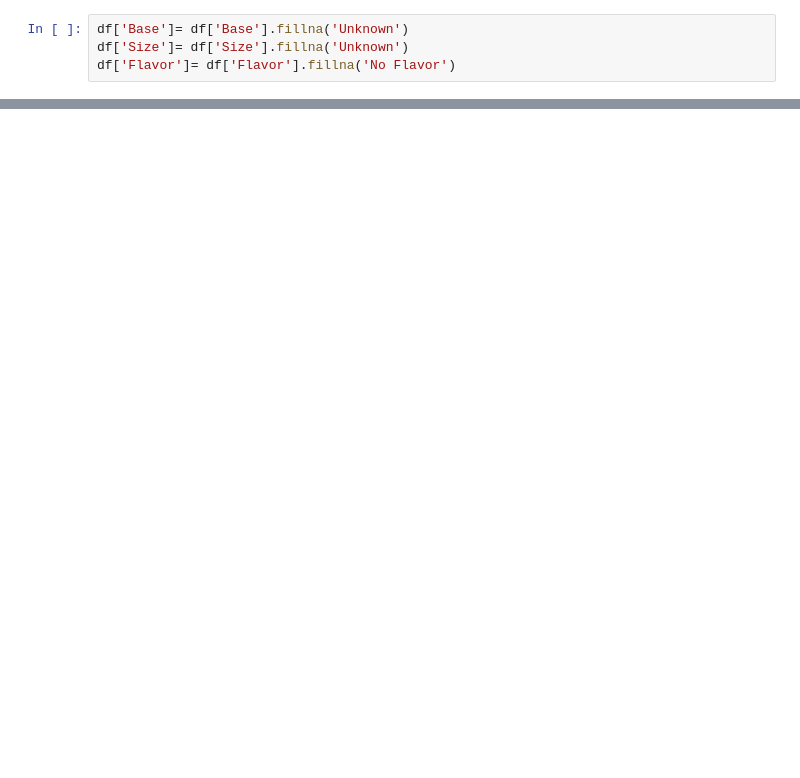
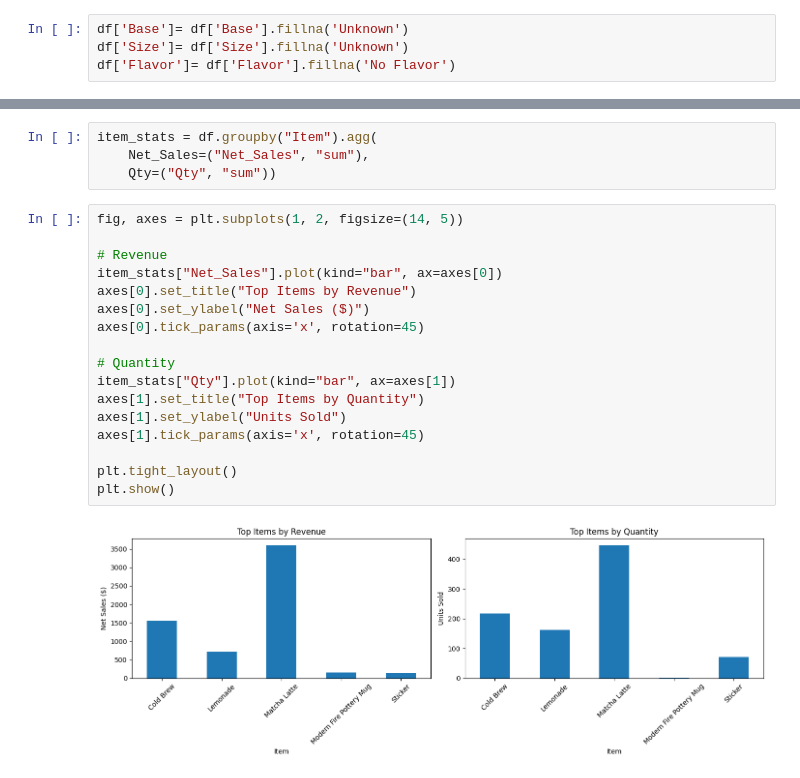
Before and after one commit to zoetankersley/sunrise_social_club, a Jupyter notebook: notebooks/eda.ipynb, the cells around one changed output, grey strips where cells are left out. Cells and saved outputs as stored; diff of their text form; blank space fills up the shorter version.

```diff
--- a/notebooks/eda.ipynb
+++ b/notebooks/eda.ipynb
@@ -80,0 +130,23 @@ df['Flavor']= df['Flavor'].fillna('No Flavor')
+# %%
+item_stats = df.groupby("Item").agg(
+    Net_Sales=("Net_Sales", "sum"),
+    Qty=("Qty", "sum"))
+# %%
+fig, axes = plt.subplots(1, 2, figsize=(14, 5))
+
+# Revenue
+item_stats["Net_Sales"].plot(kind="bar", ax=axes[0])
+axes[0].set_title("Top Items by Revenue")
+axes[0].set_ylabel("Net Sales ($)")
+axes[0].tick_params(axis='x', rotation=45)
+
+# Quantity
+item_stats["Qty"].plot(kind="bar", ax=axes[1])
+axes[1].set_title("Top Items by Quantity")
+axes[1].set_ylabel("Units Sold")
+axes[1].tick_params(axis='x', rotation=45)
+
+plt.tight_layout()
+plt.show()
+# %% [output]
+[figure, added]
```
Also changed, not shown: parts of 13 cells of this notebook, 2 other files.
